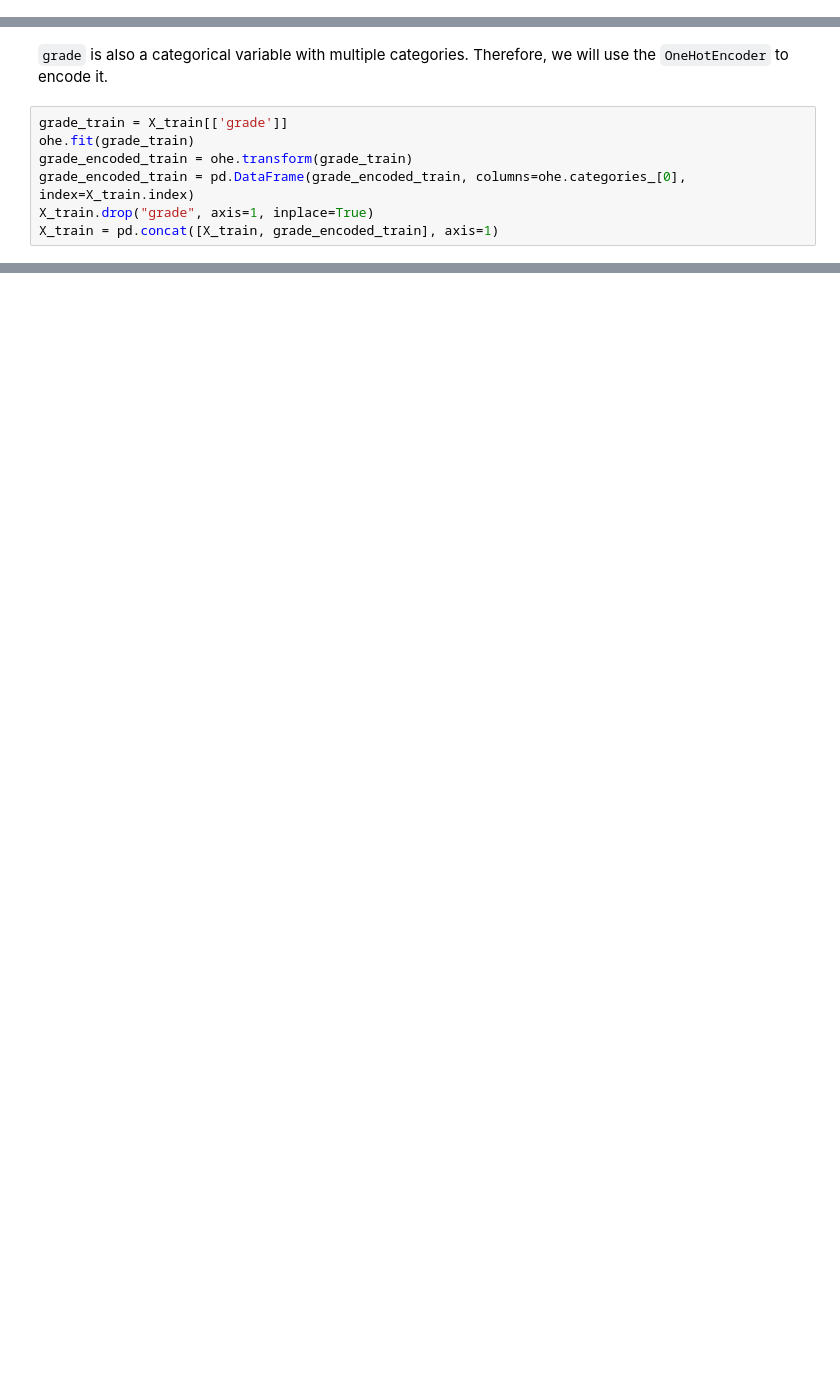
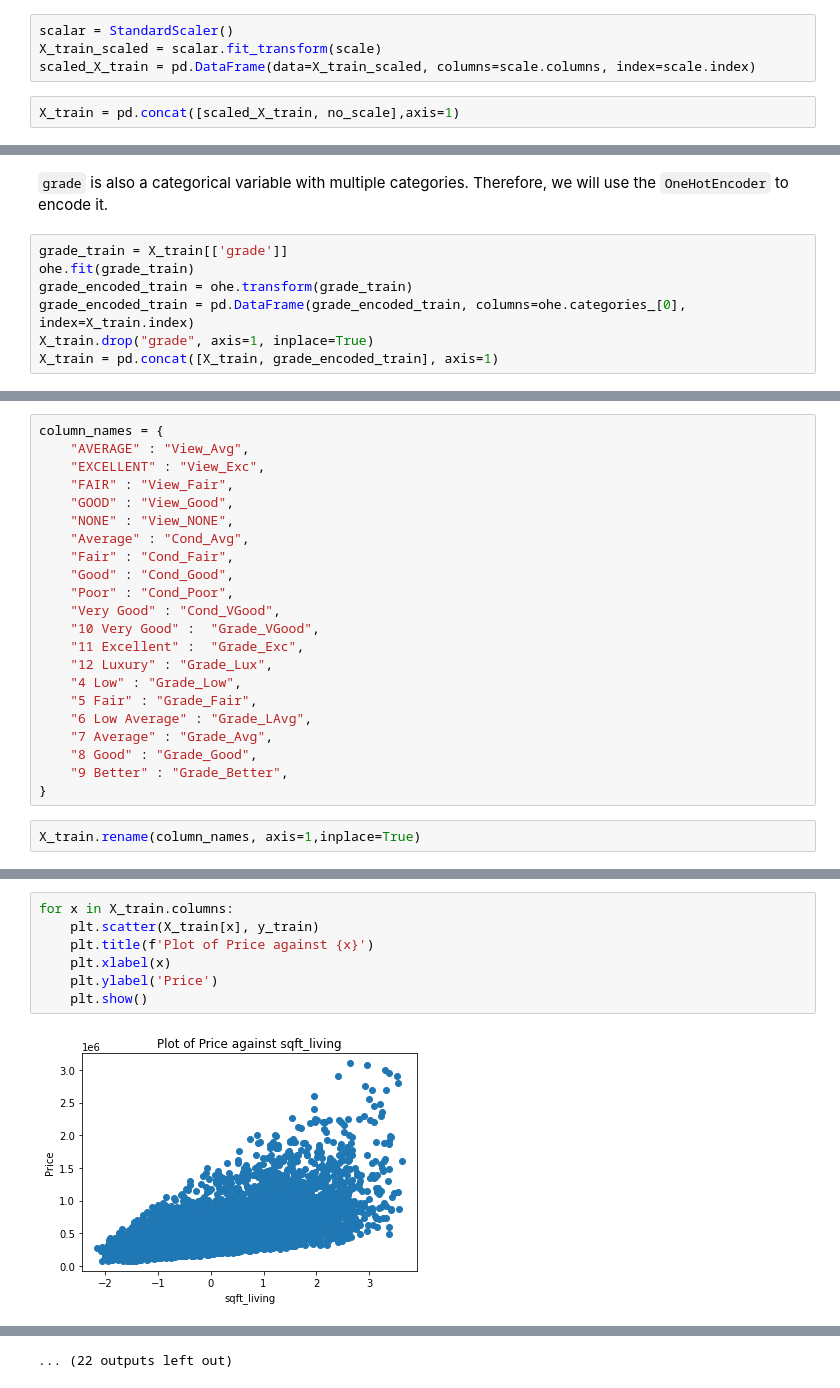
Before and after one commit to theobigdog/DS_083021_Phase2_Project, a Jupyter notebook: IndividualJupyters/High_end_edits.ipynb, the cells around one changed output, grey strips where cells are left out. Saved outputs shown, nothing was run; the diff lists cells and outputs as text; blank space fills up the shorter version.

```diff
--- a/IndividualJupyters/High_end_edits.ipynb
+++ b/IndividualJupyters/High_end_edits.ipynb
@@ -293,3 +210,9 @@ X_train['sqft_basement'] = X_train['sqft_basement'].astype(float)
+# %%
+scalar = StandardScaler()
+X_train_scaled = scalar.fit_transform(scale)
+scaled_X_train = pd.DataFrame(data=X_train_scaled, columns=scale.columns, index=scale.index)
+# %%
+X_train = pd.concat([scaled_X_train, no_scale],axis=1)
 # %% [markdown]
 ### Encoding Categorical Variables
 # %% [markdown]
@@ -378,0 +303,24 @@ X_train = pd.concat([X_train, grade_encoded_train], axis=1)
+# %%
+column_names = {
+    "AVERAGE" : "View_Avg",
+    "EXCELLENT" : "View_Exc",
+    "FAIR" : "View_Fair",
+    "GOOD" : "View_Good",
+    "NONE" : "View_NONE",
+    "Average" : "Cond_Avg",
+    "Fair" : "Cond_Fair",
+    "Good" : "Cond_Good",
+    "Poor" : "Cond_Poor",
+    "Very Good" : "Cond_VGood",
+    "10 Very Good" :  "Grade_VGood",
+    "11 Excellent" :  "Grade_Exc",
+    "12 Luxury" : "Grade_Lux",
+    "4 Low" : "Grade_Low",
+    "5 Fair" : "Grade_Fair",
+    "6 Low Average" : "Grade_LAvg",
+    "7 Average" : "Grade_Avg",
+    "8 Good" : "Grade_Good",
+    "9 Better" : "Grade_Better",
+}
+# %%
+X_train.rename(column_names, axis=1,inplace=True)
@@ -378,0 +335,9 @@ X_train = pd.concat([X_train, grade_encoded_train], axis=1)
+# %%
+for x in X_train.columns:
+    plt.scatter(X_train[x], y_train)
+    plt.title(f'Plot of Price against {x}')
+    plt.xlabel(x)
+    plt.ylabel('Price')
+    plt.show()
+# %% [output]
+[figure, added]
@@ -378,0 +355 @@ X_train = pd.concat([X_train, grade_encoded_train], axis=1)
+... (22 outputs left out)
```
Also changed, not shown: parts of 156 cells of this notebook.
